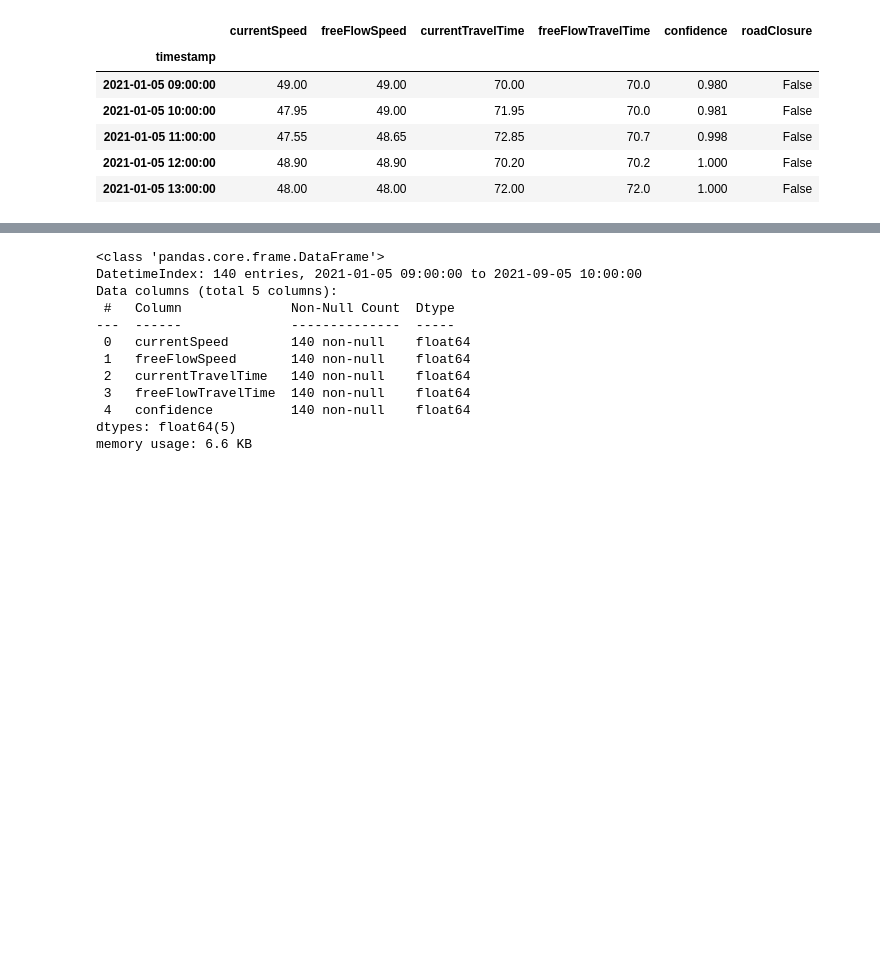
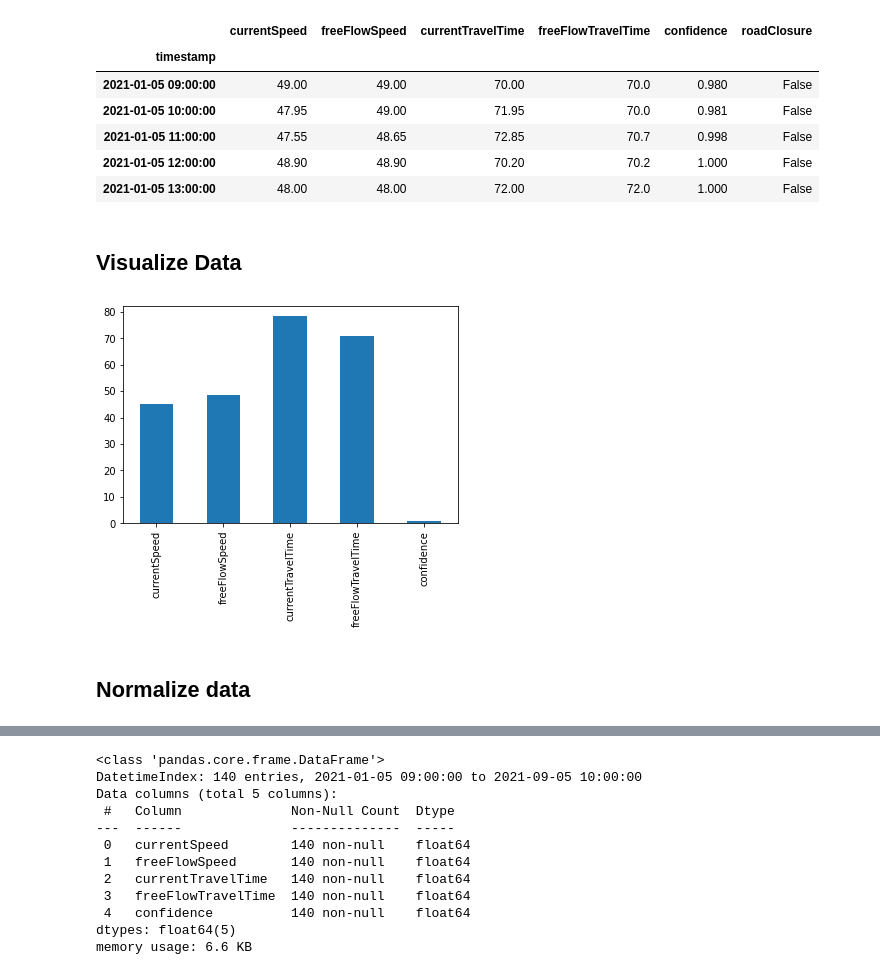
Before and after one commit to ConstancaElias/traffic-flow-sensoring, a Jupyter notebook: Model/TP-Model.ipynb, the cells around one changed output, grey strips where cells are left out. Cells and saved outputs as stored; diff of their text form; code cells hidden in the pictures; blank space fills up the shorter version.

```diff
--- a/Model/TP-Model.ipynb
+++ b/Model/TP-Model.ipynb
@@ -57,3 +68,11 @@ convert.head()
 | 2021-01-05 13:00:00 | 48.00 | 48.00 | 72.00 | 72.0 | 1.000 | False |
 # %%
 convert = convert.drop(columns = ['roadClosure'])
+# %% [markdown]
+## Visualize Data
+# %%
+df = convert.mean().plot(kind='bar')
+# %% [output]
+[figure, added]
+# %% [markdown]
+## Normalize data
```
Also changed, not shown: parts of 18 cells of this notebook.
